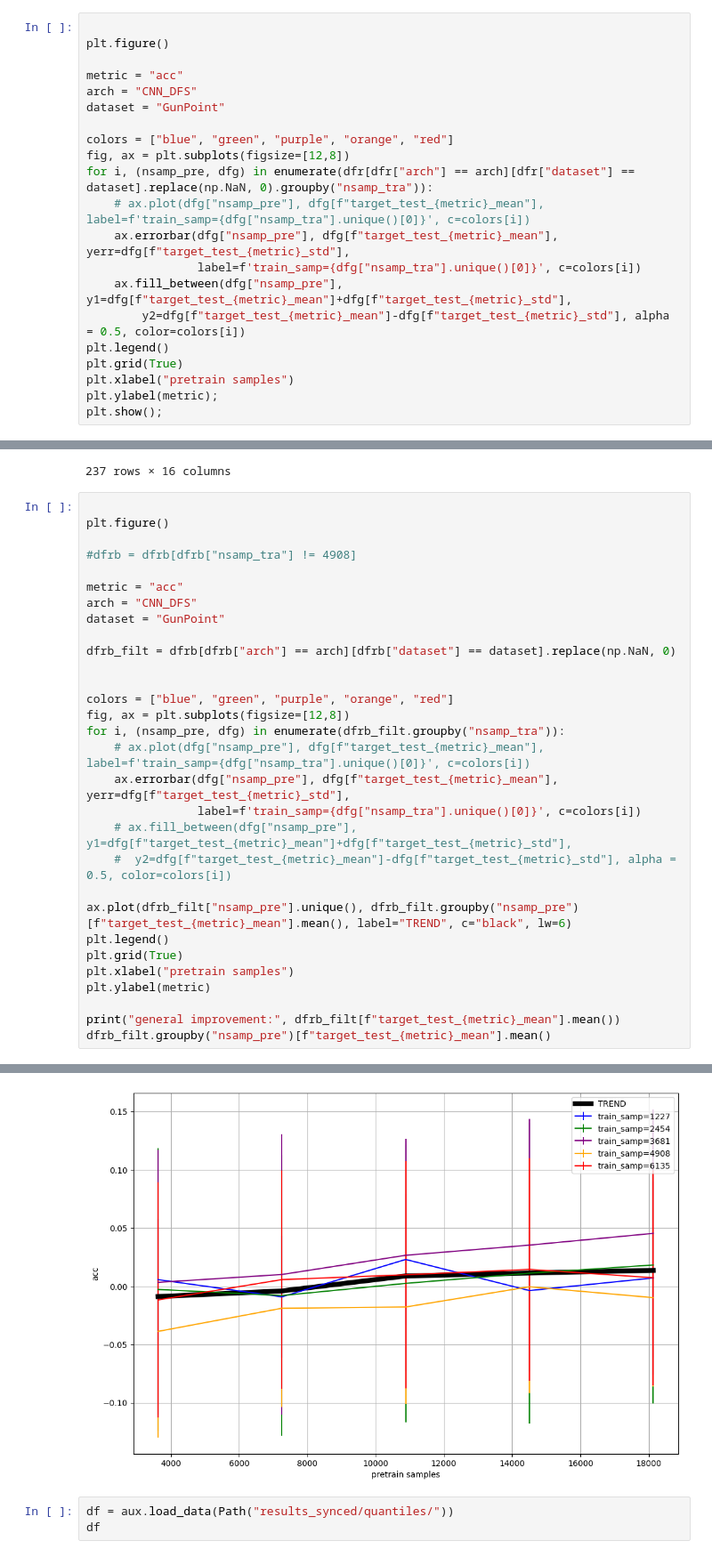
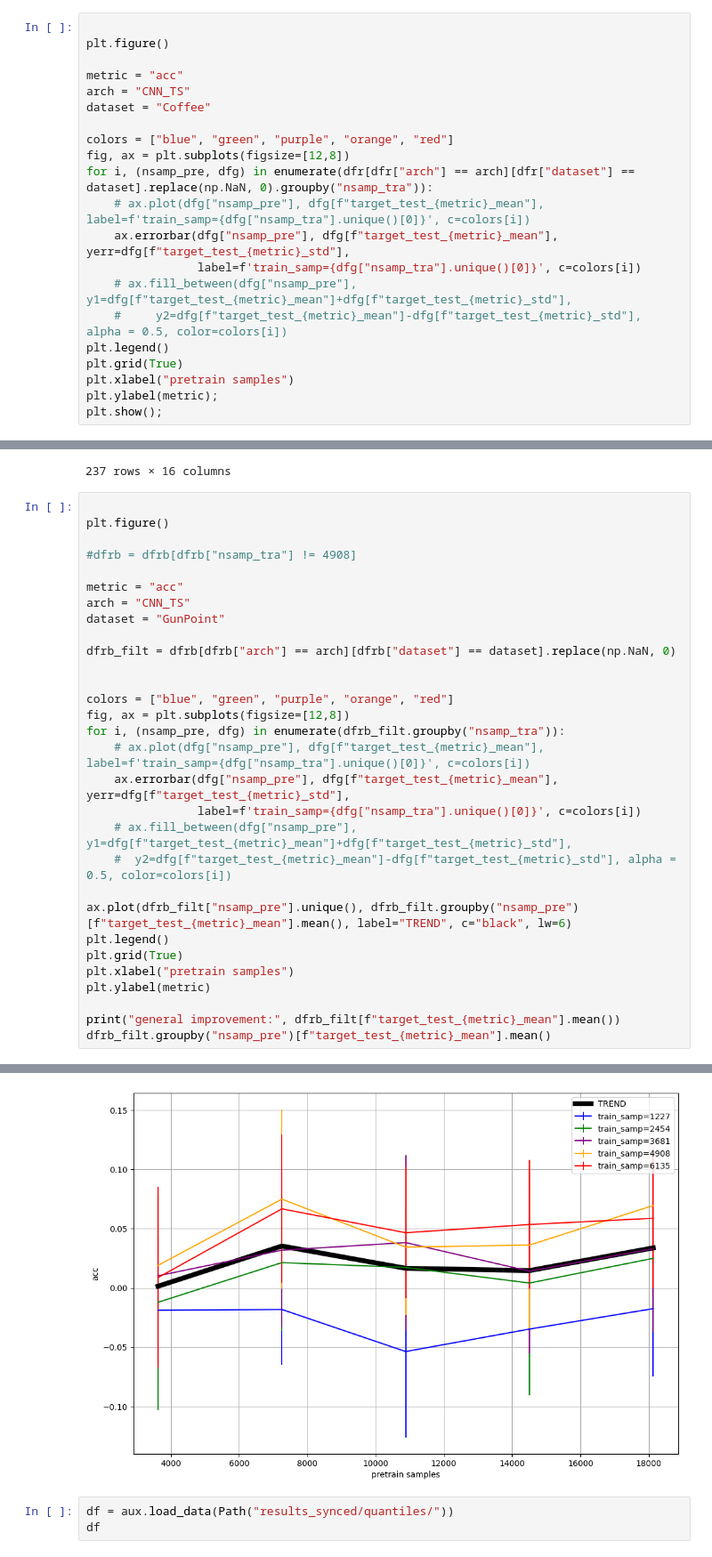
Before and after one commit to mbisan/s3ts, a Jupyter notebook: notebooks/graphs.ipynb, the cells around one changed output, grey strips where cells are left out. Shown at 89% size. Saved outputs shown, nothing was run; the diff lists cells and outputs as text.

```diff
--- a/notebooks/graphs.ipynb
+++ b/notebooks/graphs.ipynb
@@ -59,8 +59,8 @@ array(['Coffee', 'GunPoint', 'PowerCons'], dtype=object)
 plt.figure()
 
 metric = "acc"
-arch = "CNN_DFS"
-dataset = "GunPoint"
+arch = "CNN_TS"
+dataset = "Coffee"
 
 colors = ["blue", "green", "purple", "orange", "red"]
 fig, ax = plt.subplots(figsize=[12,8])
@@ -68,8 +68,8 @@ for i, (nsamp_pre, dfg) in enumerate(dfr[dfr["arch"] == arch][dfr["dataset"] ==
     # ax.plot(dfg["nsamp_pre"], dfg[f"target_test_{metric}_mean"], label=f'train_samp={dfg["nsamp_tra"].unique()[0]}', c=colors[i])
     ax.errorbar(dfg["nsamp_pre"], dfg[f"target_test_{metric}_mean"], yerr=dfg[f"target_test_{metric}_std"],
                 label=f'train_samp={dfg["nsamp_tra"].unique()[0]}', c=colors[i])
-    ax.fill_between(dfg["nsamp_pre"], y1=dfg[f"target_test_{metric}_mean"]+dfg[f"target_test_{metric}_std"],
-        y2=dfg[f"target_test_{metric}_mean"]-dfg[f"target_test_{metric}_std"], alpha = 0.5, color=colors[i])
+    # ax.fill_between(dfg["nsamp_pre"], y1=dfg[f"target_test_{metric}_mean"]+dfg[f"target_test_{metric}_std"],
+    #     y2=dfg[f"target_test_{metric}_mean"]-dfg[f"target_test_{metric}_std"], alpha = 0.5, color=colors[i])
 plt.legend()
 plt.grid(True)
 plt.xlabel("pretrain samples")
@@ -102,7 +103,7 @@ plt.figure()
 #dfrb = dfrb[dfrb["nsamp_tra"] != 4908]
 
 metric = "acc"
-arch = "CNN_DFS"
+arch = "CNN_TS"
 dataset = "GunPoint"
 
 dfrb_filt = dfrb[dfrb["arch"] == arch][dfrb["dataset"] == dataset].replace(np.NaN, 0)
@@ -136,6 +137,6 @@ nsamp_pre
 Name: target_test_acc_mean, dtype: float64
 <Figure size 640x480 with 0 Axes>
-[figure, old version]
+[figure, new version]
 # %%
 df = aux.load_data(Path("results_synced/quantiles/"))
 df
```
Also changed, not shown: parts of 2 cells of this notebook, 1 other file.
